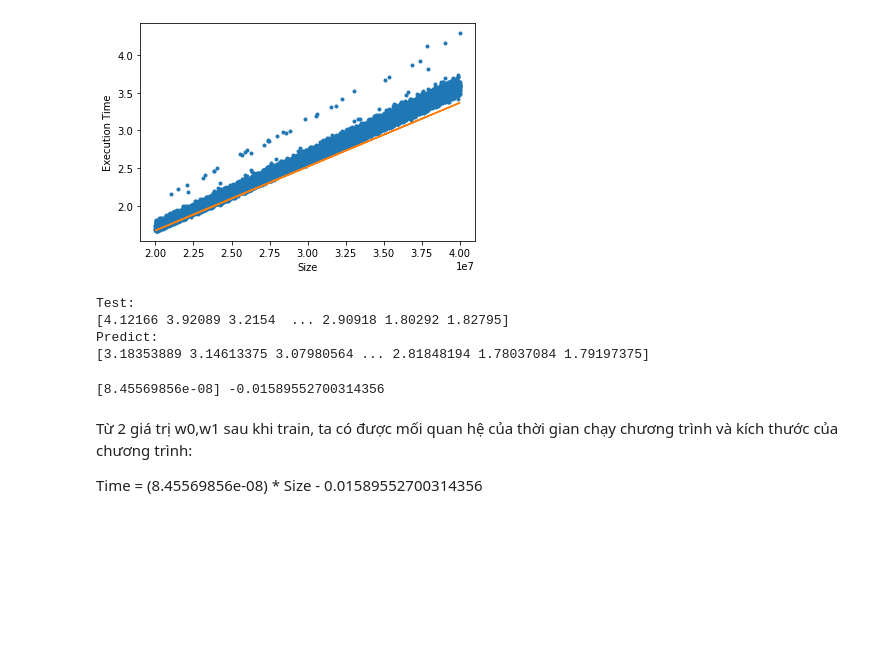
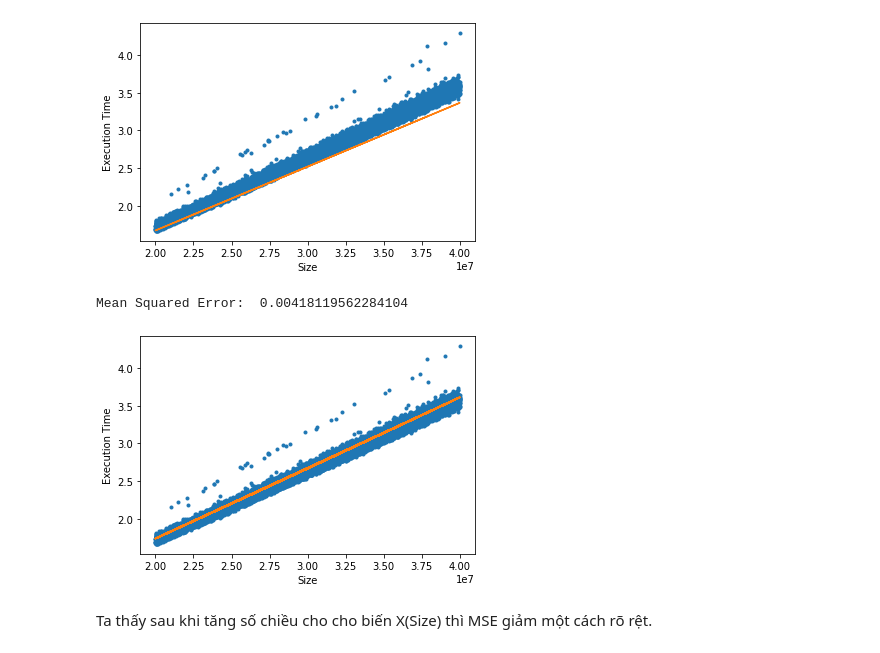
Before and after one commit to lvtp2705/CS114.L21.KHCL-1, a Jupyter notebook: ExecutionTimePredict.ipynb, the cells around one changed output. Cells and saved outputs as stored; diff of their text form; code cells hidden in the pictures; blank space fills up the shorter version.

Commit message:
Được tạo bằng Colaboratory

```diff
--- a/ExecutionTimePredict.ipynb
+++ b/ExecutionTimePredict.ipynb
@@ -11,16 +11,16 @@ from sklearn.metrics import mean_squared_error
 # %% [markdown]
 **Đọc dữ liệu**
 # %%
-cols=['Input_Size','Excution_Time']
+cols=['Size','ExcutionTime']
 #Đọc dữ liệu train
 train_data = pd.read_csv('/content/train_data.csv',names= cols, header=None)
-x_train = np.array(train_data['Input_Size']).reshape(-1,1)
-y_train =np.array(train_data['Excution_Time'])
+x_train = np.array(train_data['Size']).reshape(-1,1)
+y_train =np.array(train_data['ExcutionTime'])
 
 #Đọc dữ liệu test
 test_data = pd.read_csv('/content/test_data.csv',names= cols, header=None)
-x_test = np.array(test_data['Input_Size']).reshape(-1,1)
-y_test = np.array(test_data['Excution_Time'])
+x_test = np.array(test_data['Size']).reshape(-1,1)
+y_test = np.array(test_data['ExcutionTime'])
 
 #Visualize dữ liệu train
 plt.plot(x_train,y_train,'.')
@@ -55,23 +55,30 @@ plt.show()
 # %% [output]
 Mean Squared Error:  0.020664949395059667
 [figure]
-# %%
-#In một số giá trị test và predict
-print("Test:")
-print(y_test)
-print("Predict:")
-print(y_predict)
-# %% [output]
-Test:
-[4.12166 3.92089 3.2154  ... 2.90918 1.80292 1.82795]
-Predict:
-[3.18353889 3.14613375 3.07980564 ... 2.81848194 1.78037084 1.79197375]
-# %%
-#In ra 2 giá trị weight w1,w0 mà máy đã học được
-print(model.coef_,model.intercept_)
-# %% [output]
-[8.45569856e-08] -0.01589552700314356
-# %% [markdown]
-Từ 2 giá trị w0,w1 sau khi train, ta có được mối quan hệ của thời gian chạy chương trình và kích thước của chương trình:
-
-Time = (8.45569856e-08) * Size - 0.01589552700314356
+# %%
+#Source code from Thầy An :v
+def increaseDimension(X_):
+  X = X_
+  X = np.hstack((X, np.log2(X_)))
+  X = np.hstack((X, X_*np.log2(X_)))
+  X = np.hstack((X, X_*X_))
+  return X
+
+X_train = increaseDimension(x_train)
+model = LinearRegression(normalize=True).fit(X_train,y_train)
+
+#Dự đoán và tính mean squared error trên bộ dữ liệu test
+y_predict = model.predict(increaseDimension(x_test))
+print("Mean Squared Error: ", mean_squared_error(y_predict,y_test))
+
+#Visualize kết quả
+plt.plot(x_test,y_test,".")
+plt.plot(x_test,y_predict)
+plt.xlabel('Size')
+plt.ylabel('Execution Time')
+plt.show()
+# %% [output]
+Mean Squared Error:  0.00418119562284104
+[figure, added]
+# %% [markdown]
+Ta thấy sau khi tăng số chiều cho cho biến X(Size) thì MSE giảm một cách rõ rệt.
```
